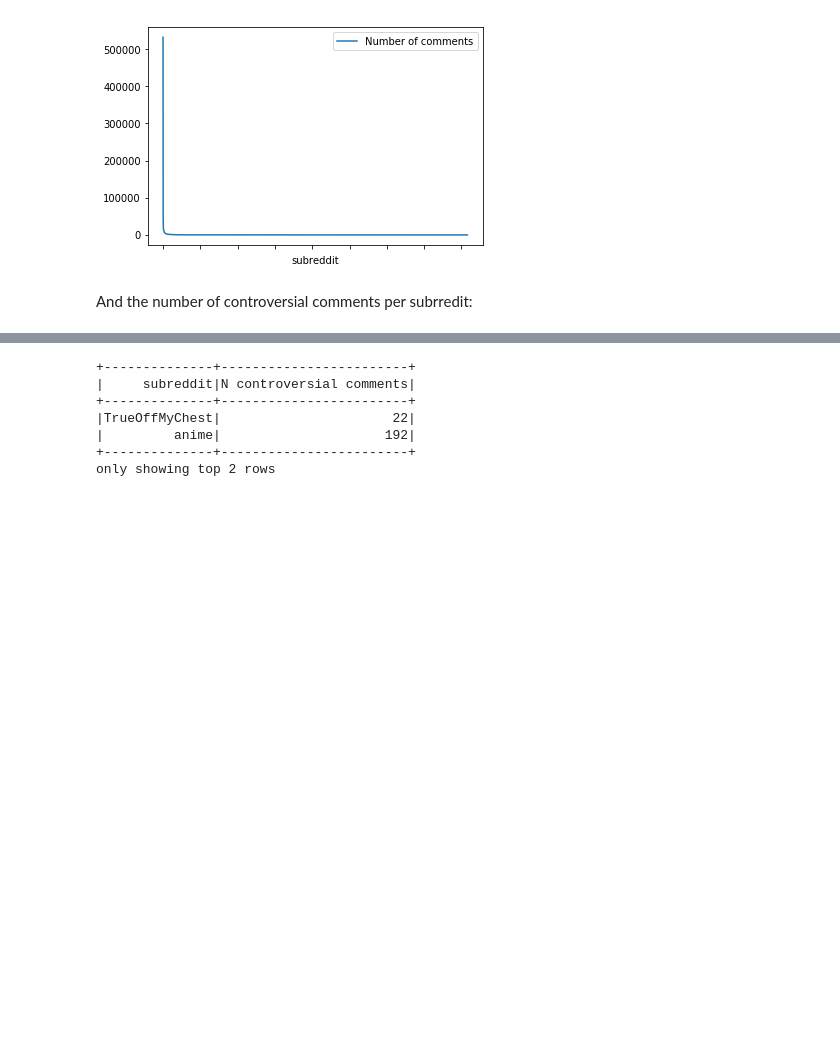
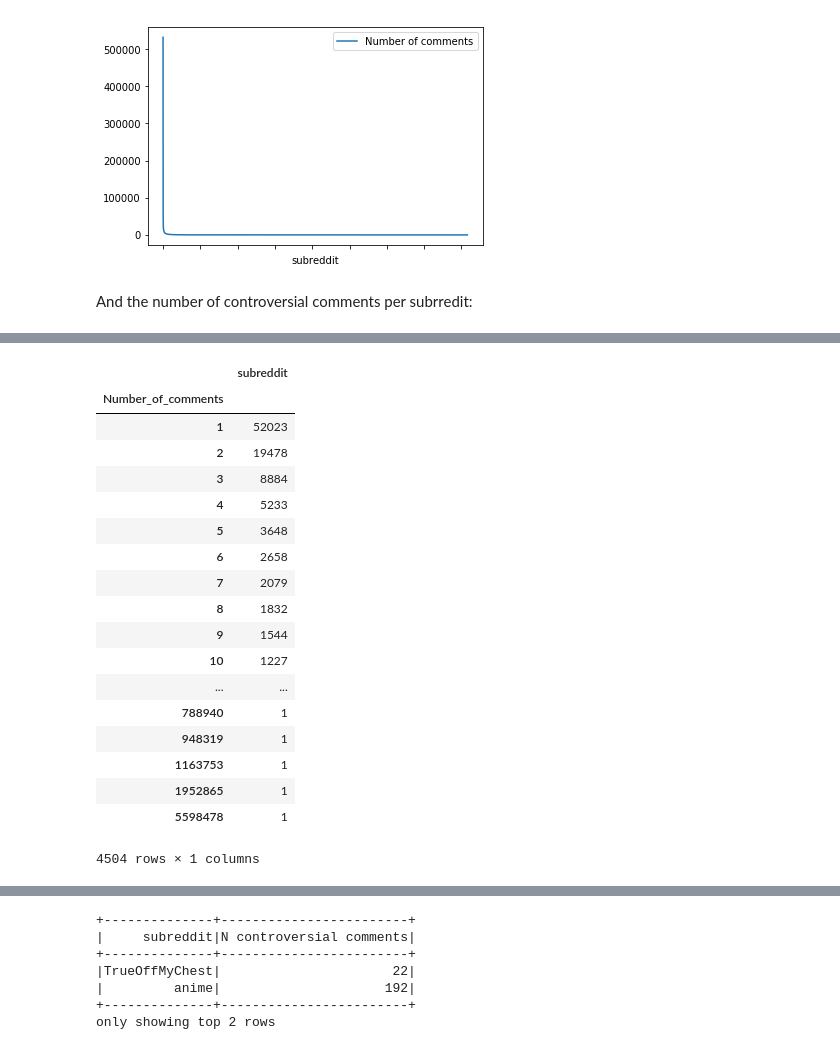
Before and after one commit to VashMKS/ada-project, a Jupyter notebook: Milestone 2.ipynb, the cells around one changed output, grey strips where cells are left out. Drawn from its saved outputs; the diff is of its cells as text; code cells hidden in the pictures; blank space fills up the shorter version.

```diff
--- a/Milestone 2.ipynb
+++ b/Milestone 2.ipynb
@@ -339,0 +364,24 @@ And the number of controversial comments per subrredit:
+# %%
+n_subreddits_per_comment = df_subreddit_count_pd.groupby('Number_of_comments').count()
+# %%
+n_subreddits_per_comment
+# %% [output]
+|  | subreddit |
+| Number_of_comments |  |
+| 1 | 52023 |
+| 2 | 19478 |
+| 3 | 8884 |
+| 4 | 5233 |
+| 5 | 3648 |
+| 6 | 2658 |
+| 7 | 2079 |
+| 8 | 1832 |
+| 9 | 1544 |
+| 10 | 1227 |
+| ... | ... |
+| 788940 | 1 |
+| 948319 | 1 |
+| 1163753 | 1 |
+| 1952865 | 1 |
+| 5598478 | 1 |
+4504 rows × 1 columns
```
Also changed, not shown: parts of 9 cells of this notebook.
